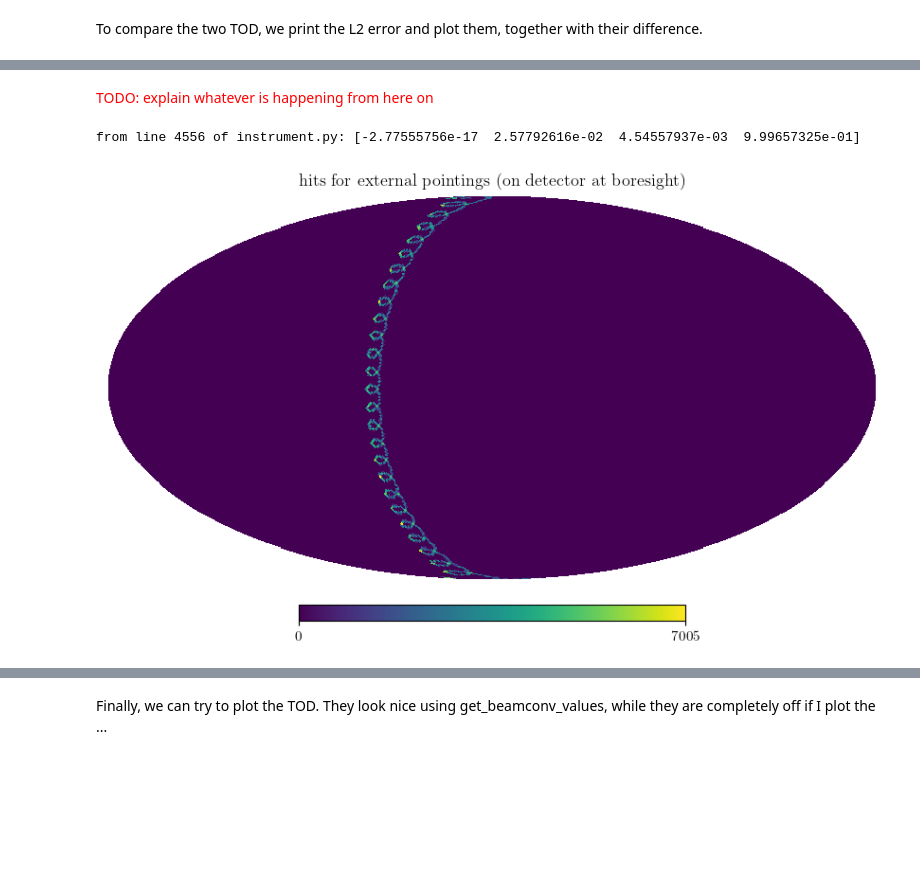
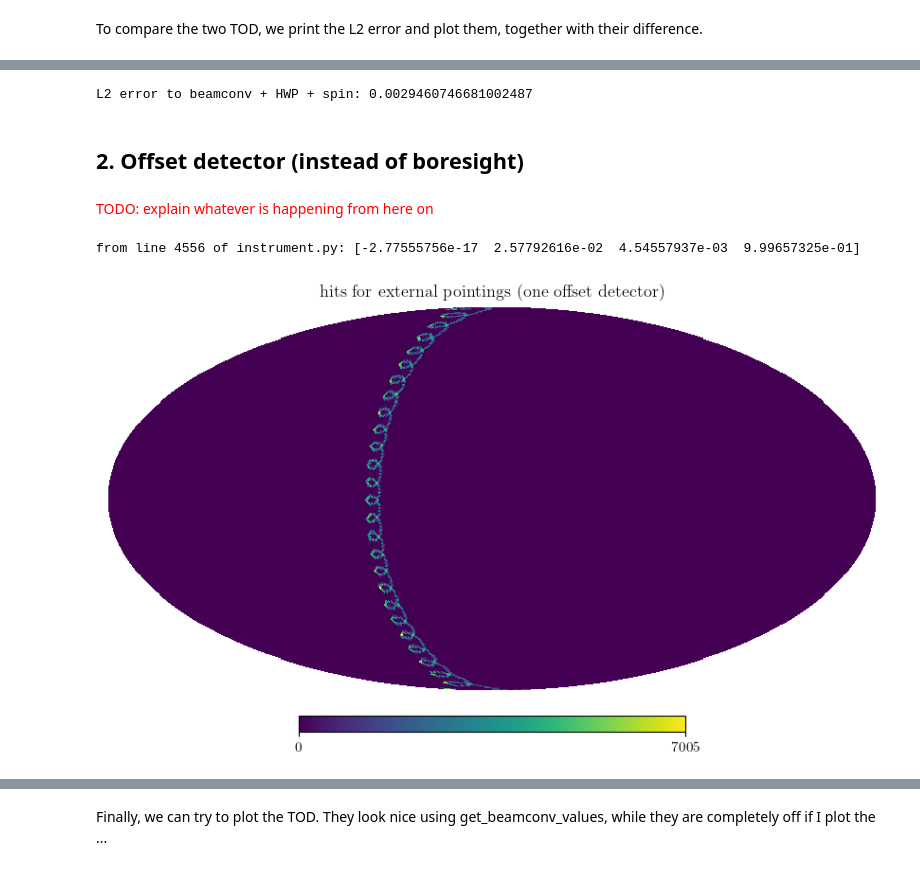
Before and after one commit to martamonelli/CMB-Inflate_WP4, a Jupyter notebook: aaa_comparison.ipynb, the cells around one changed output, grey strips where cells are left out. Cells and saved outputs as stored; diff of their text form; code cells hidden in the pictures; blank space fills up the shorter version.

```diff
--- a/aaa_comparison.ipynb
+++ b/aaa_comparison.ipynb
@@ -152,3 +70,7 @@ And define completely random beam and sky spherical harmonics coefficients, toge
 # %%
 # completely random beam
-blm = make_full_random_alm(lmax, kmax, rng)
+random_blm = make_full_random_alm(lmax, kmax, rng)
+# completely random sky
+random_slm = make_full_random_alm(lmax, lmax, rng)
+# completely random Mueller matrix
+random_mueller = np.random.uniform(-1,1,size=(4,4))
@@ -202,0 +323,3 @@ The small discrepancies between the two TOD arise from the fact that we are runn
+# %%
+# provide HWP stuff
+hwp_angles = np.arange(nsamp)*1e-5
@@ -203,13 +412,9 @@ The small discrepancies between the two TOD arise from the fact that we are runn
+# %%
+# L2 error
+print("L2 error to beamconv + HWP + spin:", ducc0.misc.l2error(signal_beamconv[10000:500000], signal_muellerconvolver[10000:]))
+# %% [output]
+L2 error to beamconv + HWP + spin: 0.0029460746681002487
+# %% [markdown]
+## 2. Offset detector (instead of boresight)
 # %% [markdown]
 <a style="color:Red;">TODO: explain whatever is happening from here on</a>
-# %%
-# lines from cells above, #FIXME: to be removed
-np.random.seed(10)
-rng = np.random.default_rng(np.random.SeedSequence(42))
-nside = 64
-lmax = 2*nside
-mmax = 2
-kmax = 18
-npix = 12*nside**2
-# completely random sky
-slm = make_full_random_alm(lmax, lmax, rng)
@@ -280,42 +426,37 @@ np.save("temp_beam.npy", blm2)
 # %%
-mu_con_spin = True
-mu_con_hwp = True
-
-# provide HWP stuff
-mueller = np.diag([1,1,1,1])
-hwp_angles = np.zeros(nsamp)
-
 # setting up the beam options
 beam_opts_quats = dict(btype='PO',
                        lmax=lmax,
                        mmax=lmax,
                        deconv_q=True,
                        normalize=False,
-                       po_file="temp_beam.npy",
-                       hwp_mueller=mueller,
+                       po_file="gaussian_beam.npy",
+                       hwp_mueller=random_mueller,
                        quats=off_quats)
 
-S_ptg = ScanStrategy(duration=duration, sample_rate=fsamp, external_pointing=True, use_l2_scan=False)
-S_ptg.input_focal_plane(azs, els, polangs, deads=deads, combine=True, scatter=False, **beam_opts_quats)
+S_ptg = ScanStrategy(duration=duration, sample_rate=fsamp, external_pointing=True)
+S_ptg.input_focal_plane(azs, els, polangs, deads=deads, **beam_opts_quats)
 S_ptg.allocate_maps(nside=nside)
 
-S_ptg.scan_instrument_mpi(slm, save_tod=True, save_point=True, ctime_func=ctime_test, q_bore_func=q_bore_test,
-                          interp=True, max_spin=kmax+4, binning=True, verbose=0,
-                          mu_con_hwp=mu_con_hwp, mu_con_spin=mu_con_spin,
-                          ctime_kwargs=dict(), q_bore_kwargs=dict())
+S_ptg.set_hwp_mod(mode='stepped', freq=fsamp, angles=hwp_angles*180/np.pi)
+
+S_ptg.scan_instrument_mpi(random_slm.copy(), save_tod=True, save_point=True, ctime_func=ctime_test, q_bore_func=q_bore_test,
+                          ctime_kwargs={'useless':0}, q_bore_kwargs={'useless':0},nside_spin=nside_spin,
+                          interp=True, input_v=True, beam_v=True, max_spin=kmax+4, binning=True, verbose=0,
+                          mu_con_hwp=True, mu_con_spin=True,)
 
 out_maps_ptg, cond, proj = S_ptg.solve_for_map(return_proj = True)
 
 hp.mollview(proj[0], title=r'')
-plt.title('hits for external pointings (on detector at boresight)')
+plt.title('hits for external pointings (one offset detector)')
 
 signal_beamconv = S_ptg.data(S_ptg.chunks[0], beam=S_ptg.beams[0][0], data_type='tod').copy()
 pixels_beamconv = S_ptg.data(S_ptg.chunks[0], beam=S_ptg.beams[0][0], data_type='pix').copy()
 pa_beamconv = S_ptg.data(S_ptg.chunks[0], beam=S_ptg.beams[0][0], data_type='pa').copy()
 
 del(S_ptg, cond)
 # %% [output]
 from line 4556 of instrument.py: [-2.77555756e-17  2.57792616e-02  4.54557937e-03  9.99657325e-01]
-[figure, old version]
+[figure, new version]
 # %%
 ptg4ducc = np.copy(ptg)
```
Also changed, not shown: parts of 54 cells of this notebook, 3 other files.
